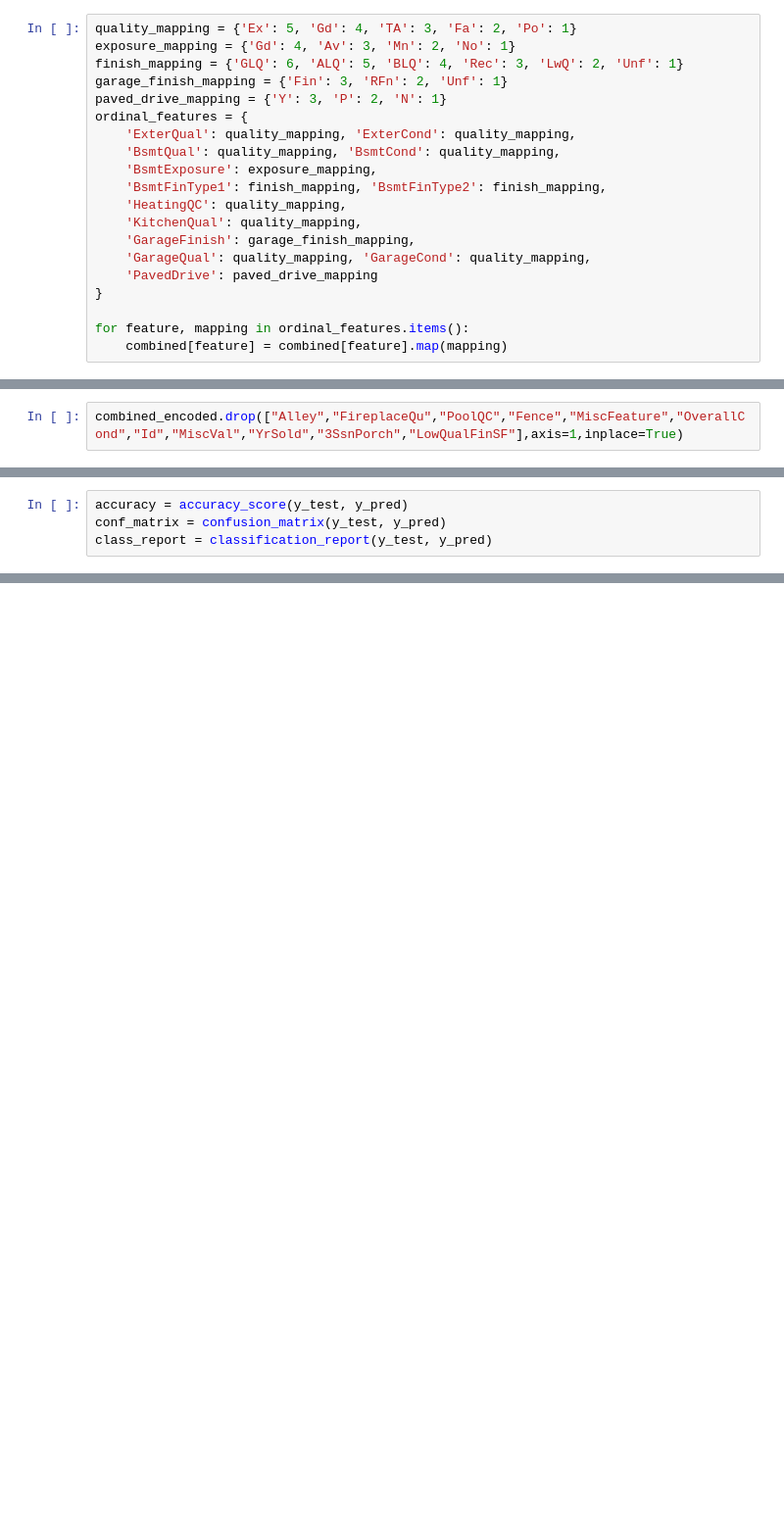
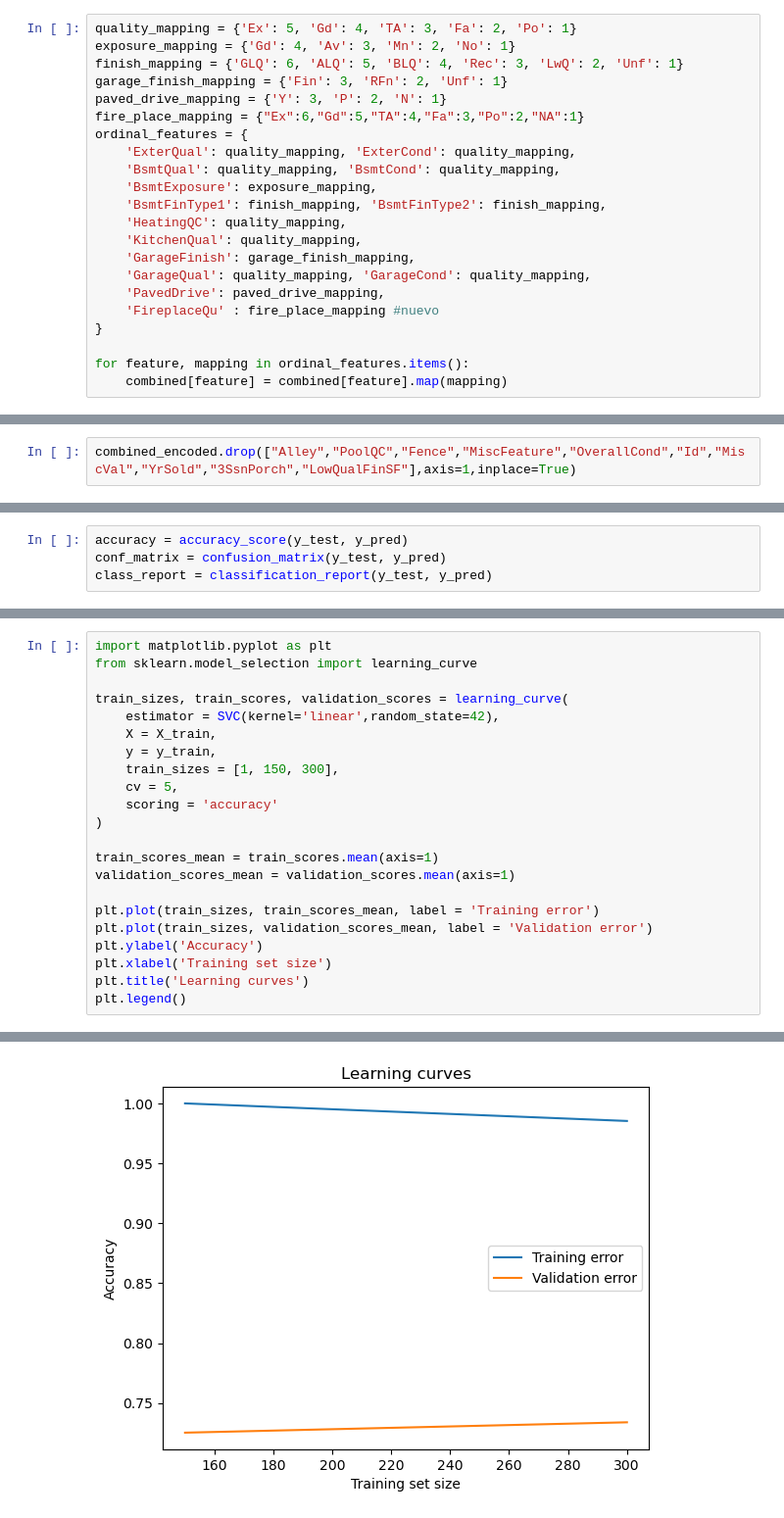
Before and after one commit to esco1729/HT07, a Jupyter notebook: Hoja7-Copy2.ipynb, the cells around one changed output, grey strips where cells are left out. Shown at 98% size. Cells and saved outputs as stored; diff of their text form; blank space fills up the shorter version.

```diff
--- a/Hoja7-Copy2.ipynb
+++ b/Hoja7-Copy2.ipynb
@@ -106,6 +131,7 @@ exposure_mapping = {'Gd': 4, 'Av': 3, 'Mn': 2, 'No': 1}
 finish_mapping = {'GLQ': 6, 'ALQ': 5, 'BLQ': 4, 'Rec': 3, 'LwQ': 2, 'Unf': 1}
 garage_finish_mapping = {'Fin': 3, 'RFn': 2, 'Unf': 1}
 paved_drive_mapping = {'Y': 3, 'P': 2, 'N': 1}
+fire_place_mapping = {"Ex":6,"Gd":5,"TA":4,"Fa":3,"Po":2,"NA":1}
 ordinal_features = {
     'ExterQual': quality_mapping, 'ExterCond': quality_mapping,
     'BsmtQual': quality_mapping, 'BsmtCond': quality_mapping,
@@ -115,7 +141,8 @@ ordinal_features = {
     'KitchenQual': quality_mapping,
     'GarageFinish': garage_finish_mapping,
     'GarageQual': quality_mapping, 'GarageCond': quality_mapping,
-    'PavedDrive': paved_drive_mapping
+    'PavedDrive': paved_drive_mapping,
+    'FireplaceQu' : fire_place_mapping #nuevo
 }
 
 for feature, mapping in ordinal_features.items():
@@ -155,5 +191,5 @@ MiscFeature
 # %%
-combined_encoded.drop(["Alley","FireplaceQu","PoolQC","Fence","MiscFeature","OverallCond","Id","MiscVal","YrSold","3SsnPorch","LowQualFinSF"],axis=1,inplace=True)
+combined_encoded.drop(["Alley","PoolQC","Fence","MiscFeature","OverallCond","Id","MiscVal","YrSold","3SsnPorch","LowQualFinSF"],axis=1,inplace=True)
 # %%
 combined_encoded.dropna(inplace=True)
 # %%
@@ -542,0 +312,23 @@ plt.legend()
+# %%
+import matplotlib.pyplot as plt
+from sklearn.model_selection import learning_curve
+
+train_sizes, train_scores, validation_scores = learning_curve(
+    estimator = SVC(kernel='linear',random_state=42),
+    X = X_train,
+    y = y_train,
+    train_sizes = [1, 150, 300],
+    cv = 5,
+    scoring = 'accuracy'
+)
+
+train_scores_mean = train_scores.mean(axis=1)
+validation_scores_mean = validation_scores.mean(axis=1)
+
+plt.plot(train_sizes, train_scores_mean, label = 'Training error')
+plt.plot(train_sizes, validation_scores_mean, label = 'Validation error')
+plt.ylabel('Accuracy')
+plt.xlabel('Training set size')
+plt.title('Learning curves')
+plt.legend()
+# %% [output]
@@ -542,0 +336 @@ plt.legend()
+[figure, added]
```
Also changed, not shown: parts of 73 cells of this notebook.
